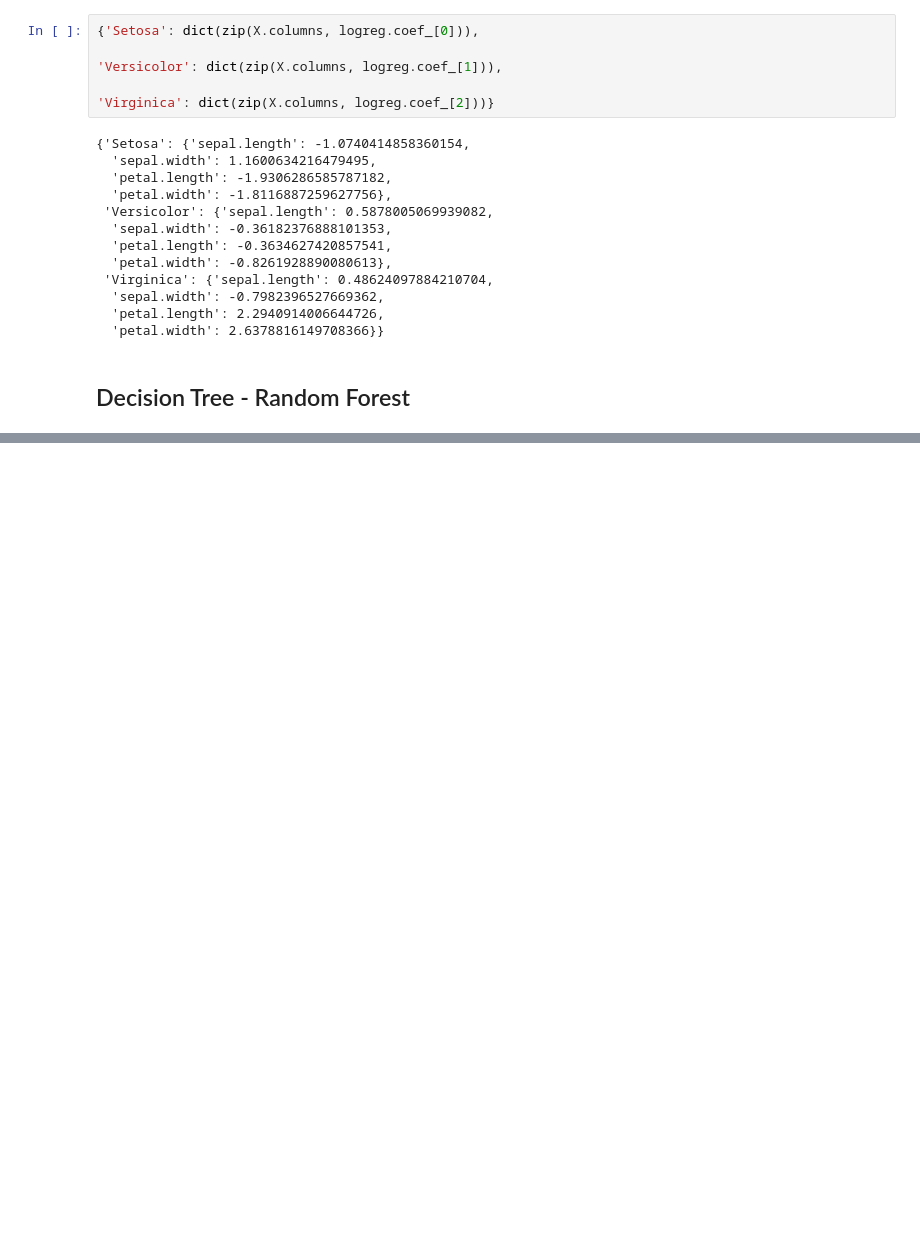
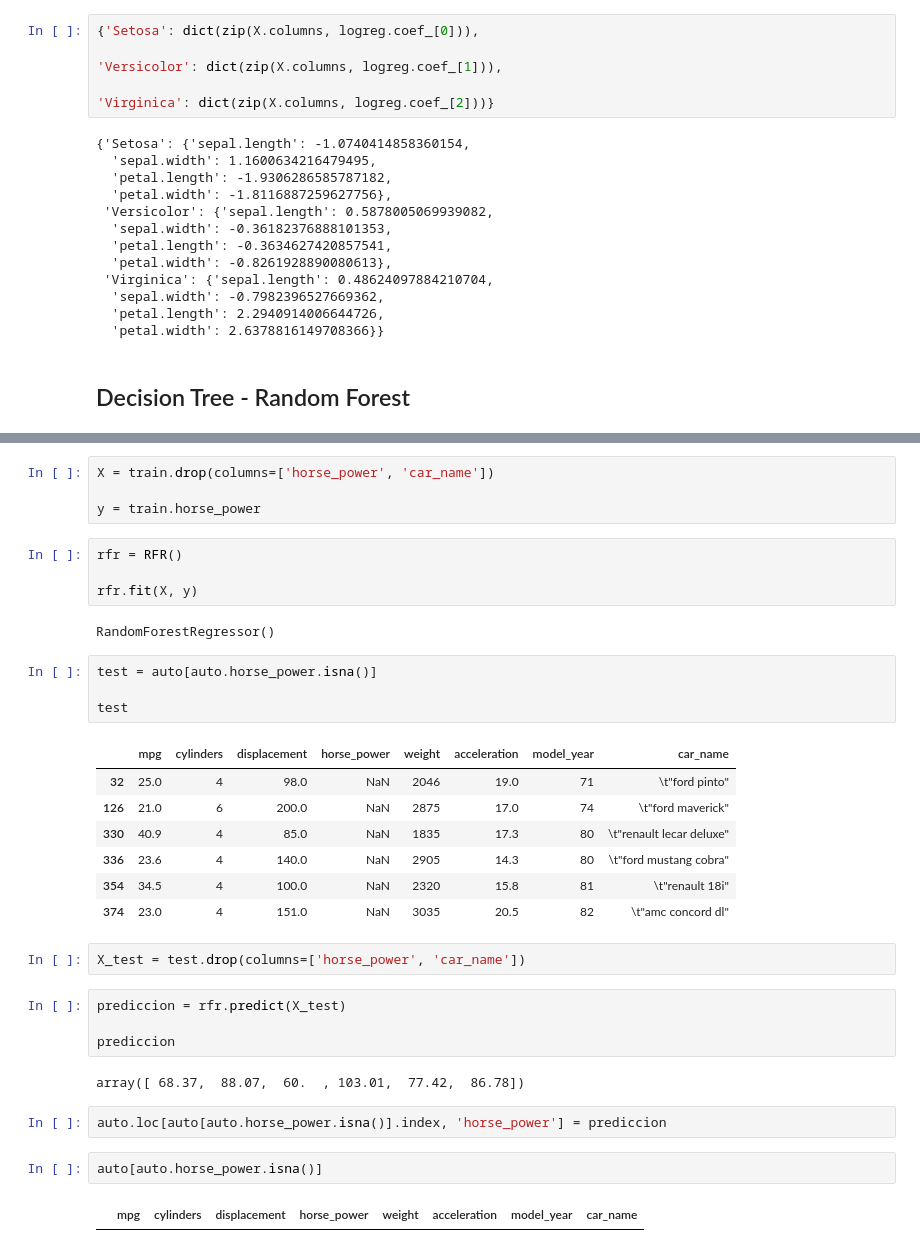
Before and after one commit to Ironhack-Data-Madrid-Abril-2023/apuntes_clase, a Jupyter notebook: semana_7/3.1 - Ingenieria de caracteristicas.ipynb, the cells around one changed output, grey strips where cells are left out. Cells and saved outputs as stored; diff of their text form; blank space fills up the shorter version.

```diff
--- a/semana_7/3.1 - Ingenieria de caracteristicas.ipynb
+++ b/semana_7/3.1 - Ingenieria de caracteristicas.ipynb
@@ -320,0 +528,36 @@ array([-0.20531681,  2.07486525, -1.86954844])
+# %%
+X = train.drop(columns=['horse_power', 'car_name'])
+
+y = train.horse_power
+# %%
+rfr = RFR()
+
+rfr.fit(X, y)
+# %% [output]
+RandomForestRegressor()
+# %%
+test = auto[auto.horse_power.isna()]
+
+test
+# %% [output]
+|  | mpg | cylinders | displacement | horse_power | weight | acceleration | model_year | car_name |
+| 32 | 25.0 | 4 | 98.0 | NaN | 2046 | 19.0 | 71 | \t"ford pinto" |
+| 126 | 21.0 | 6 | 200.0 | NaN | 2875 | 17.0 | 74 | \t"ford maverick" |
+| 330 | 40.9 | 4 | 85.0 | NaN | 1835 | 17.3 | 80 | \t"renault lecar deluxe" |
+| 336 | 23.6 | 4 | 140.0 | NaN | 2905 | 14.3 | 80 | \t"ford mustang cobra" |
+| 354 | 34.5 | 4 | 100.0 | NaN | 2320 | 15.8 | 81 | \t"renault 18i" |
+| 374 | 23.0 | 4 | 151.0 | NaN | 3035 | 20.5 | 82 | \t"amc concord dl" |
+# %%
+X_test = test.drop(columns=['horse_power', 'car_name'])
+# %%
+prediccion = rfr.predict(X_test)
+
+prediccion
+# %% [output]
+array([ 68.37,  88.07,  60.  , 103.01,  77.42,  86.78])
+# %%
+auto.loc[auto[auto.horse_power.isna()].index, 'horse_power'] = prediccion
+# %%
+auto[auto.horse_power.isna()]
+# %% [output]
+|  | mpg | cylinders | displacement | horse_power | weight | acceleration | model_year | car_name |
```
Also changed, not shown: parts of 33 cells of this notebook.
